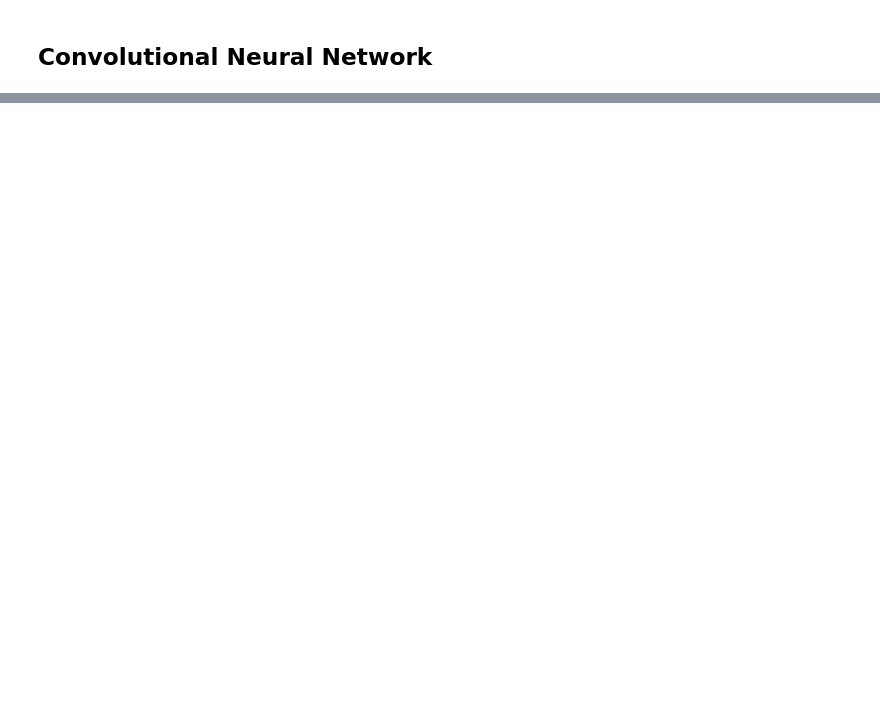
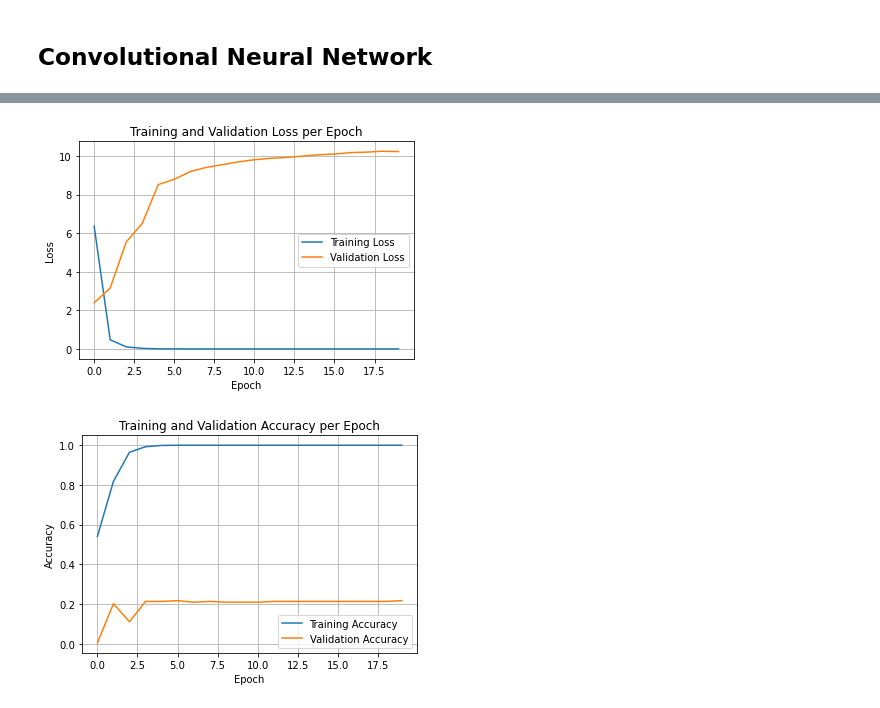
Before and after one commit to mhedeman/Brain-Tumor-Classification, a Jupyter notebook: Classification.ipynb, the cells around one changed output, grey strips where cells are left out. Drawn from its saved outputs; the diff is of its cells as text; code cells hidden in the pictures; blank space fills up the shorter version.

```diff
--- a/Classification.ipynb
+++ b/Classification.ipynb
@@ -40,6 +40,7 @@ for file_name in image_files:
 labels = ['glioma', 'meningioma', 'notumor', 'pituitary']
 
 # Load training and testing datasets
+image_size = (512, 512)
 
 training_images = []
 training_labels = []
@@ -52,11 +53,11 @@ for i, label in enumerate(labels):
 
         # Convert RGB to grayscale
         gray_image = image.convert('L')
+        resized_image = gray_image.resize(image_size)
 
         # Convert to array and normalize pixel values
-        image_array = np.array(gray_image)
+        image_array = np.array(resized_image)
         normalized_image_array = image_array / 255.0
-        normalized_image_array = normalized_image_array.tolist()
 
         training_images.append(normalized_image_array)
         training_labels.append(i)
@@ -72,17 +73,16 @@ for i, label in enumerate(labels):
 
         # Convert RGB to grayscale
         gray_image = image.convert('L')
+        resized_image = gray_image.resize(image_size)
 
         # Convert to array and normalize pixel values
-        image_array = np.array(gray_image)
+        image_array = np.array(resized_image)
         normalized_image_array = image_array / 255.0
-        normalized_image_array = normalized_image_array.tolist()
 
         testing_images.append(normalized_image_array)
         testing_labels.append(i)
 
 X_train = np.array(training_images)
-#X_train = X_train.reshape(512, 512, 1)
 Y_train = keras.utils.to_categorical(training_labels)
 
 X_test = np.array(testing_images)
@@ -100,4 +102,4 @@ X_train.shape
 # %%
-X_train = X_train.reshape(5712, 512, 512, 1)
-X_train
+X_test = X_test.reshape(-1, 512, 512, 1)
+X_test.shape
 # %% [output]
@@ -111,10 +108,11 @@ plt.show()
 ## Convolutional Neural Network
 # %%
 from keras.models import Sequential
-from keras.layers import Conv2D,Flatten,Dense
+from keras.layers import Conv2D,Flatten,Dense, MaxPooling2D
 
 model = Sequential()
-model.add(Conv2D(64, (9, 9), activation='relu', input_shape=(512, 512, 1)))
+model.add(Conv2D(64, kernel_size=(9, 9), activation='relu', input_shape=(512, 512, 1)))
+model.add(MaxPooling2D())
 model.add(Flatten())
 model.add(Dense(128, activation='relu'))
 model.add(Dense(4, activation='softmax'))
@@ -144,8 +143,4 @@ _________________________________________________________________
 model.compile(optimizer='adam', loss='categorical_crossentropy', metrics=['accuracy'])
 
 # Train the model: choose batch size and number of epochs
-history = model.fit(X_train, Y_train, batch_size=..., epochs=..., validation_split=0.2)
-
-# Evaluate the model
-test_loss, test_acc = model.evaluate(...)
-print('Test accuracy:', test_acc)
+history = model.fit(X_test, Y_test, batch_size=16, epochs=20, validation_split=0.2)
@@ -151,0 +180,23 @@ print('Test accuracy:', test_acc)
+# %%
+# plot losses
+plt.plot(history.history["loss"], label='Training Loss') # plot loss
+plt.plot(history.history["val_loss"], label="Validation Loss") # plot val_loss
+plt.ylabel("Loss")
+plt.xlabel("Epoch") # x-axis=epochs
+plt.grid()
+plt.legend()
+plt.title("Training and Validation Loss per Epoch")
+plt.show()
+
+# plot accuracies
+plt.plot(history.history["accuracy"], label='Training Accuracy') # plot accuracy
+plt.plot(history.history["val_accuracy"], label='Validation Accuracy') # plot val_accuracy
+plt.ylabel("Accuracy")
+plt.xlabel("Epoch") # x-axis=epochs
+plt.grid()
+plt.legend()
+plt.title("Training and Validation Accuracy per Epoch")
+plt.show()
+# %% [output]
+[figure, added]
+[figure, added]
```
Also changed, not shown: parts of 8 cells of this notebook.
